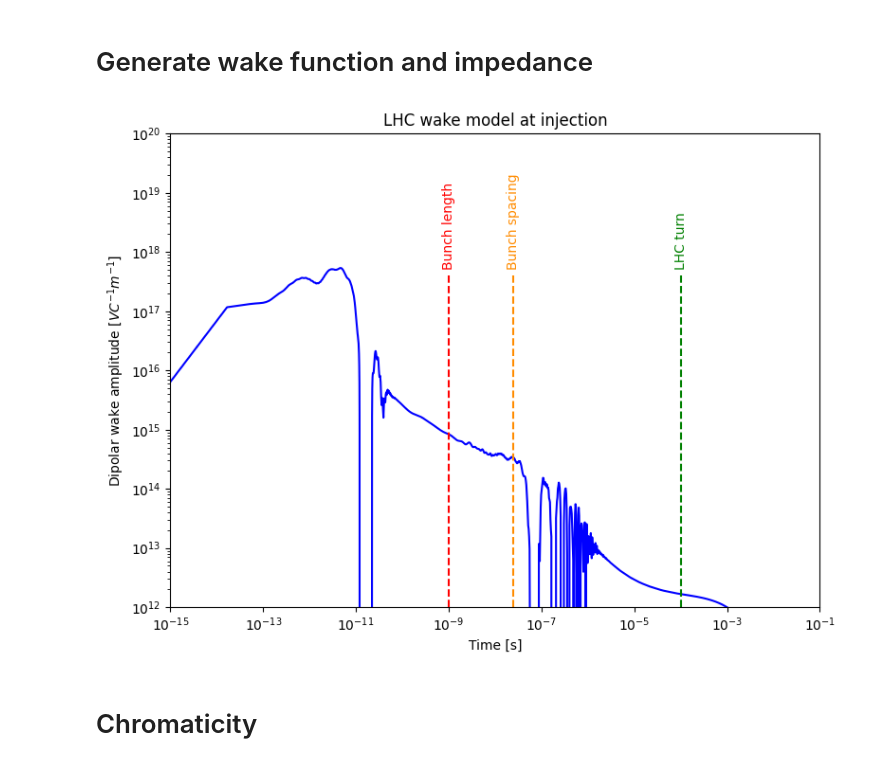
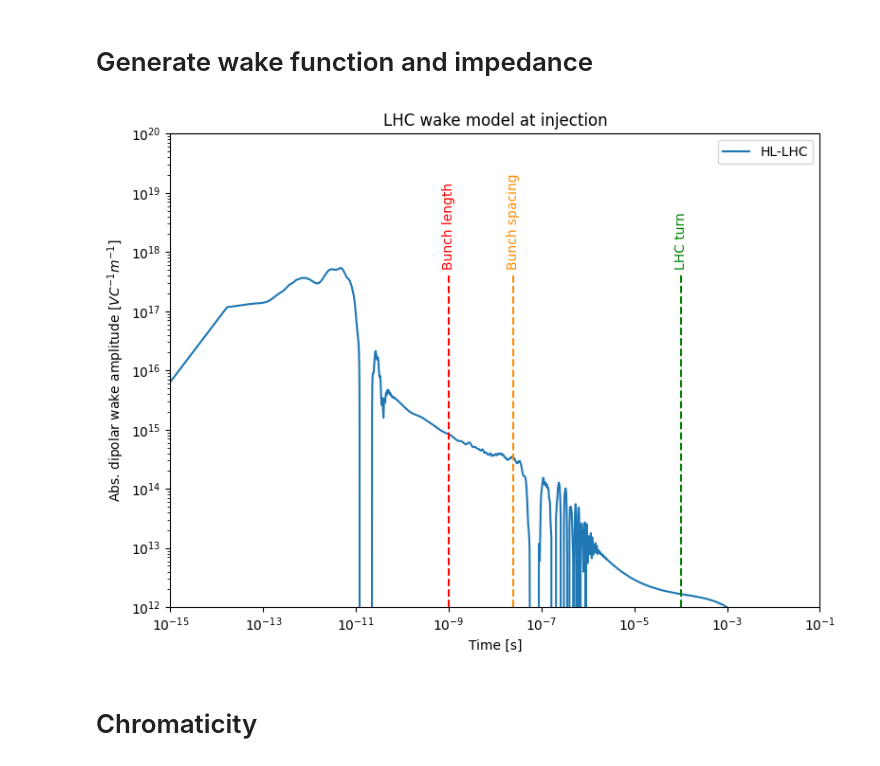
Before and after one commit to JUAS-tutorials/collective-effects-xsuite-tutorials, a Jupyter notebook: Tutorial1.ipynb, the cells around one changed output. Drawn from its saved outputs; the diff is of its cells as text; code cells hidden in the pictures.

```diff
--- a/Tutorial1.ipynb
+++ b/Tutorial1.ipynb
@@ -168,6 +196,6 @@ wake_for_tracking_hllhc = xw.WakeFromTable(table=wake_hllhc, columns=['dipole_x'
 # %%
-wake_for_tracking = wake_for_tracking_hllhc
-component_names = ['']
+wake_for_tracking = wake_for_tracking_hllhc #+ wake_resonator
+component_names = ['HL-LHC', 'Resonator']
 
 wake_for_tracking.configure_for_tracking(
     zeta_range=(-0.375, 0.375),
@@ -176,33 +204,51 @@ wake_for_tracking.configure_for_tracking(
     num_turns=1,
 )
 # %%
+time_array = np.geomspace(1e-15, 1e-3, 2000)
+sum_wake_for_tracking = np.zeros_like(time_array)
+
 # Plot the wake model
 if flag_plot:
     fig, ax = plt.subplots(1, 1, figsize=(8, 6))
-    ax.plot(wake_hllhc['time'], np.real(wake_hllhc['dipole_x']), marker=None,c='b', label='LHC wake model')
 
-    ax.set_xlabel('Time [s]')
-    ax.set_ylabel('Dipolar wake amplitude [$V C^{-1} m^{-1}$]')
+    if type(wake_for_tracking) == xw.wakefield_from_table.WakeFromTable:
+        ax.plot(wake_hllhc['time'], np.real(wake_hllhc['dipole_x']), marker=None,
+                label='HL-LHC')
+
+    else:
+        for ii_component, component in enumerate(wake_for_tracking.components):
+
+            component_to_plot = component.components[0].function_vs_t(time_array, beta0=beta0, dt=1e-15)
+            ax.plot(time_array, component_to_plot, label=component_names[ii_component])
+
+            sum_wake_for_tracking += component_to_plot
+
+        ax.plot(time_array, sum_wake_for_tracking, label='Total wake', color='black', linestyle='--')
 
     ax.axvline(1.e-9, ymax=0.7, c='r', ls='--')
     ax.axvline(25.e-9,  ymax=0.7, c='darkorange', ls='--')
     ax.axvline(100.e-6,  ymax=0.7,  c='g', ls='--')
 
     # Add text annotations above each line
     ax.text(1.e-9, 5e17, 'Bunch length', color='r', ha='center', va='bottom', rotation=90)
     ax.text(25.e-9, 5e17, 'Bunch spacing', color='darkorange', ha='center', va='bottom', rotation=90)
     ax.text(100.e-6, 5e17, 'LHC turn', color='g', ha='center', va='bottom', rotation=90)
 
+    ax.legend()
+
+    ax.set_title('LHC wake model at injection')
+    ax.set_xlabel('Time [s]')
+    ax.set_ylabel('Abs. dipolar wake amplitude [$V C^{-1} m^{-1}$]')
+
     ax.set_xlim(1e-15, 1e-1)
     ax.set_ylim(1e12, 1e20)
     ax.set_xscale('log')
     ax.set_yscale('log')
-    ax.set_title('LHC wake model at injection')
 
     plt.tight_layout()
-    plt.savefig('001_wake_for_tracking.png')
+    plt.savefig('002_wake_for_tracking.png')
 # %% [output]
-[figure, old version]
+[figure, new version]
 # %% [markdown]
 # Chromaticity
 # %%
```
Also changed, not shown: parts of 11 cells of this notebook.
